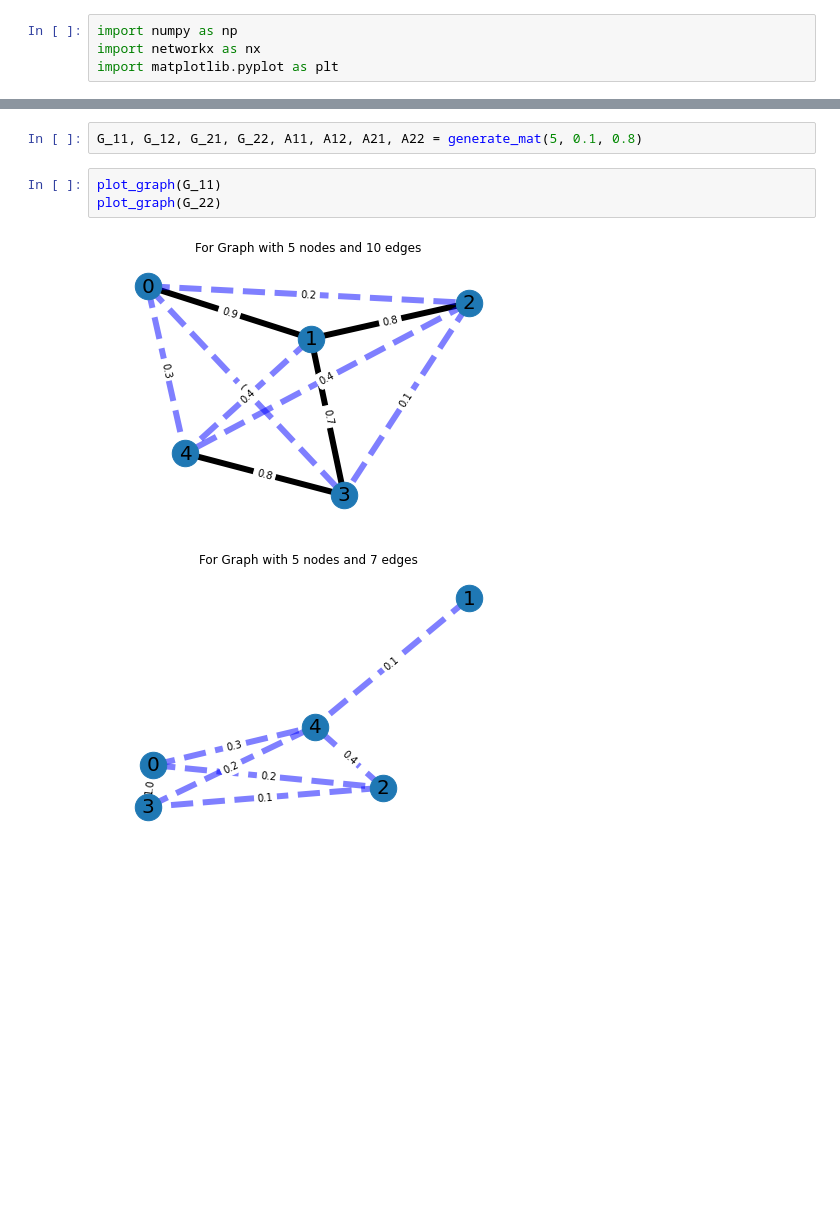
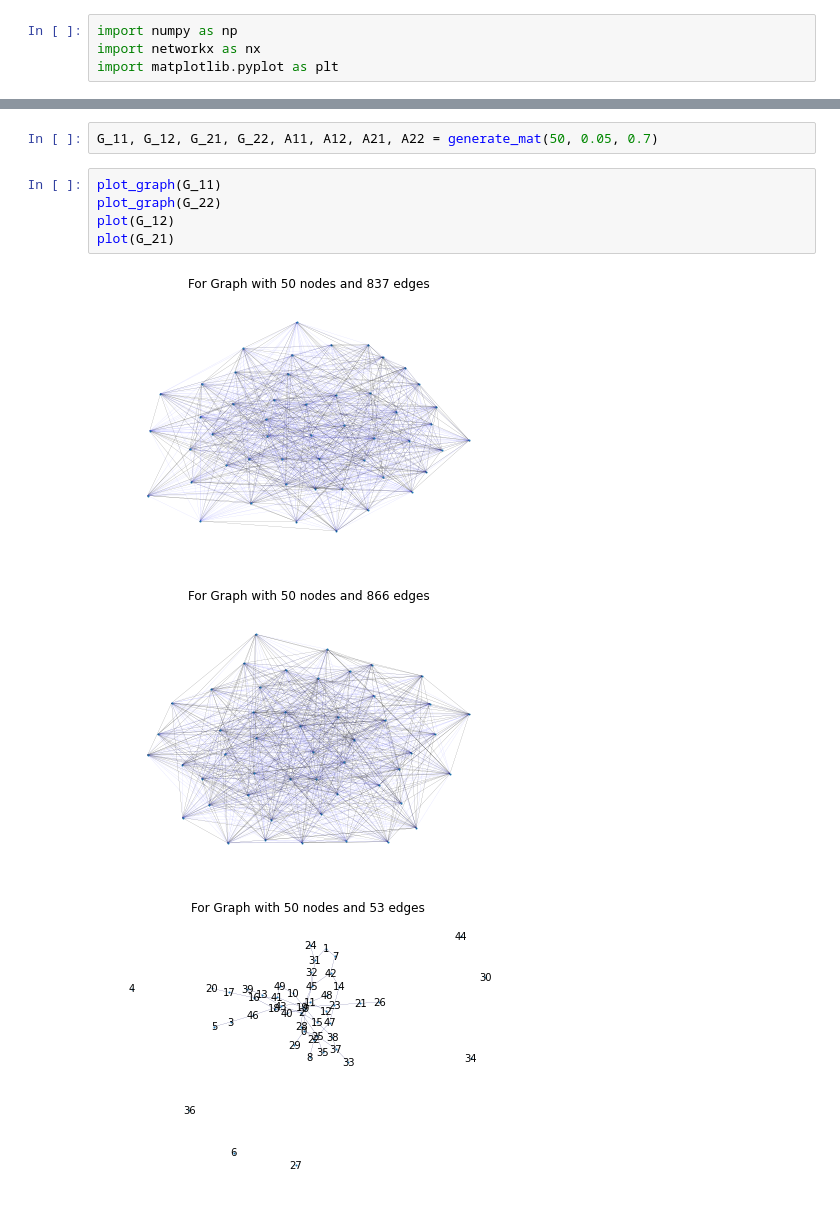
Before and after one commit to RamanEbrahimi/Network-Science, a Jupyter notebook: Research-related/Multilayer_Networkx.ipynb, the cells around one changed output, grey strips where cells are left out. Saved outputs shown, nothing was run; the diff lists cells and outputs as text; blank space fills up the shorter version.

Commit message:
Added plots and comparisons.

```diff
--- a/Research-related/Multilayer_Networkx.ipynb
+++ b/Research-related/Multilayer_Networkx.ipynb
@@ -90,10 +120,13 @@ def compute_max(A11, A12, A21, A22):
 
     return max_A11, max_A22, max_A
 # %%
-G_11, G_12, G_21, G_22, A11, A12, A21, A22 = generate_mat(5, 0.1, 0.8)
+G_11, G_12, G_21, G_22, A11, A12, A21, A22 = generate_mat(50, 0.05, 0.7)
 # %%
 plot_graph(G_11)
 plot_graph(G_22)
+plot(G_12)
+plot(G_21)
 # %% [output]
-[figure, old version]
+[figure, new version]
-[figure, old version]
+[figure, new version]
+[figure, added]
```
Also changed, not shown: parts of 5 cells of this notebook, 1 other file.
